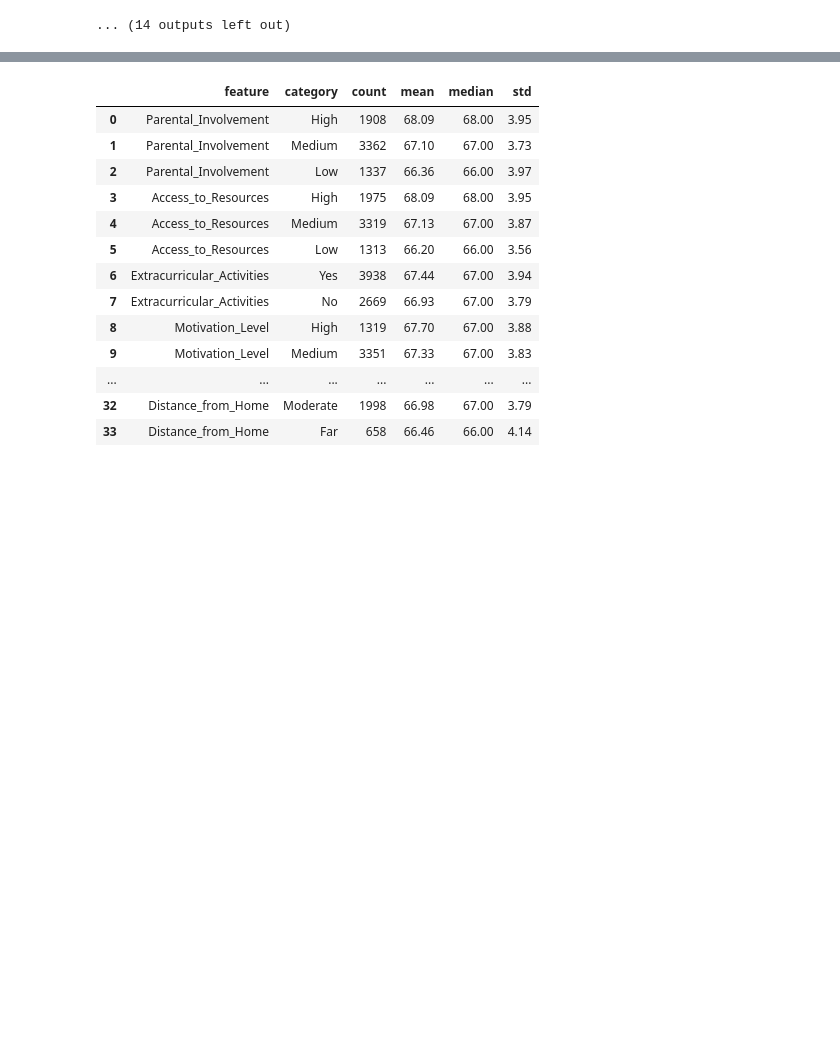
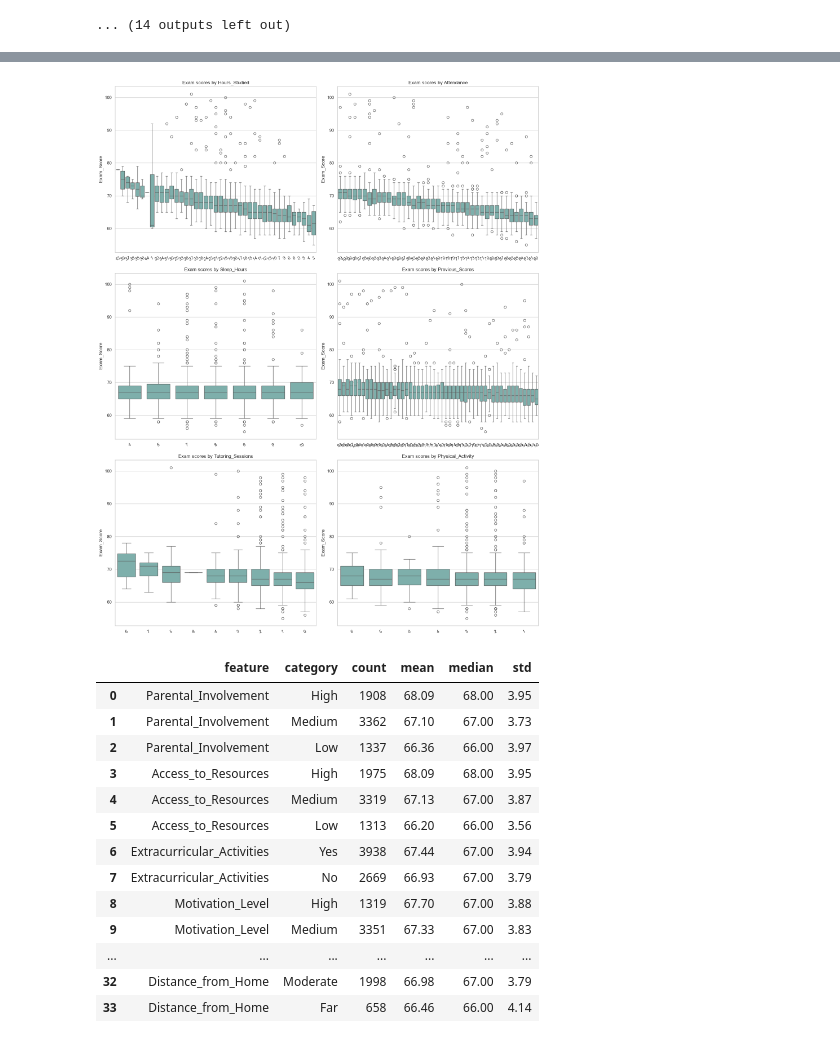
Before and after one commit to adamu-joseph/student-performance-indicator, a Jupyter notebook: notebook/EDA.ipynb, the cells around one changed output, grey strips where cells are left out. Saved outputs shown, nothing was run; the diff lists cells and outputs as text; code cells hidden in the pictures; blank space fills up the shorter version.

```diff
--- a/notebook/EDA.ipynb
+++ b/notebook/EDA.ipynb
@@ -256,3 +267,19 @@ plt.show()
+# %%
+comparison_columns = numeric_columns[:]
+comparison_columns.remove('Exam_Score')
+
+fig, axes = plt.subplots(3, 2, figsize=(16, 20))
+for axis, column in zip(axes.ravel(), comparison_columns, strict=False):
+    order = df.groupby(column)[target].mean().sort_values(ascending=False).index
+    sns.boxplot(data=df, x=column, y=target, order=order, ax=axis, color="#76b7b2")
+    axis.set_title(f"Exam scores by {column}")
+    axis.set_xlabel("")
+    axis.tick_params(axis="x", rotation=25)
+
+plt.tight_layout()
+plt.show()
+# %% [output]
+[figure, added]
 # %%
 group_summary = []
 for column in categorical_columns:
```
Also changed, not shown: parts of 4 cells of this notebook, 1 other file.
